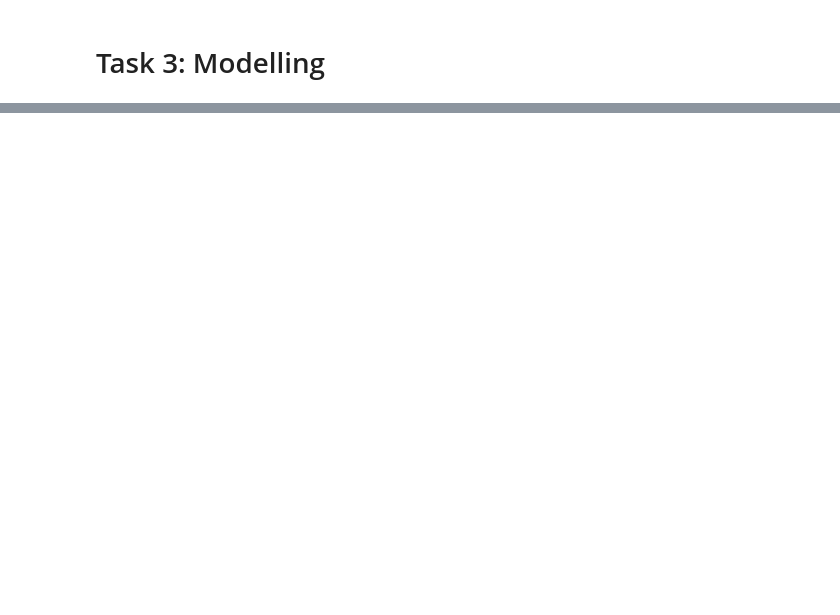
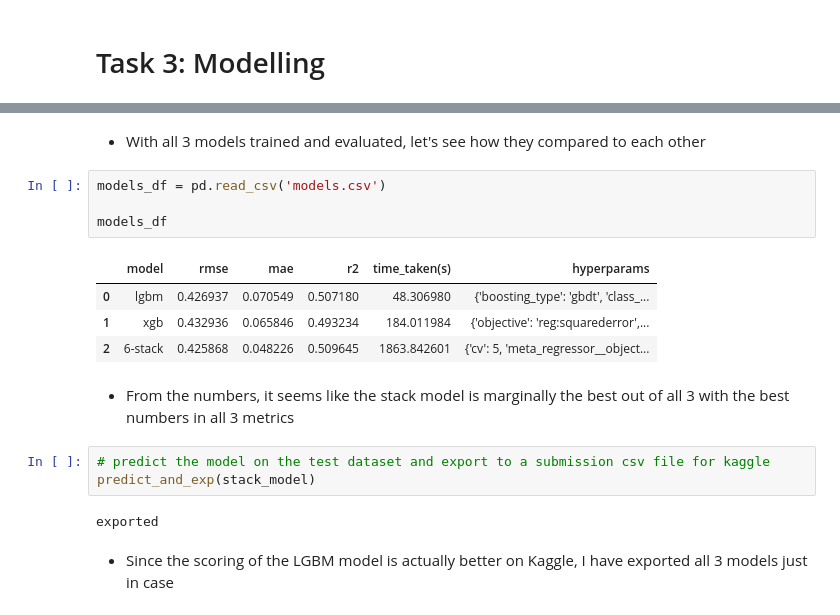
Before and after one commit to s3818311/PDS, a Jupyter notebook: main.ipynb, the cells around one changed output, grey strips where cells are left out. Cells and saved outputs as stored; diff of their text form; blank space fills up the shorter version.

```diff
--- a/main.ipynb
+++ b/main.ipynb
@@ -2530,0 +2575,20 @@ pickle.dump(model, open(filename, 'wb'))
+# %% [markdown]
+* With all 3 models trained and evaluated, let's see how they compared to each other
+# %%
+models_df = pd.read_csv('models.csv')
+
+models_df
+# %% [output]
+|  | model | rmse | mae | r2 | time_taken(s) | hyperparams |
+| 0 | lgbm | 0.426937 | 0.070549 | 0.507180 | 48.306980 | {'boosting_type': 'gbdt', 'class_... |
+| 1 | xgb | 0.432936 | 0.065846 | 0.493234 | 184.011984 | {'objective': 'reg:squarederror',... |
+| 2 | 6-stack | 0.425868 | 0.048226 | 0.509645 | 1863.842601 | {'cv': 5, 'meta_regressor__object... |
+# %% [markdown]
+* From the numbers, it seems like the stack model is marginally the best out of all 3 with the best numbers in all 3 metrics
+# %%
+# predict the model on the test dataset and export to a submission csv file for kaggle
+predict_and_exp(stack_model)
+# %% [output]
+exported
+# %% [markdown]
+* Since the scoring of the LGBM model is actually better on Kaggle, I have exported all 3 models just in case
```
Also changed, not shown: parts of 79 cells of this notebook.
